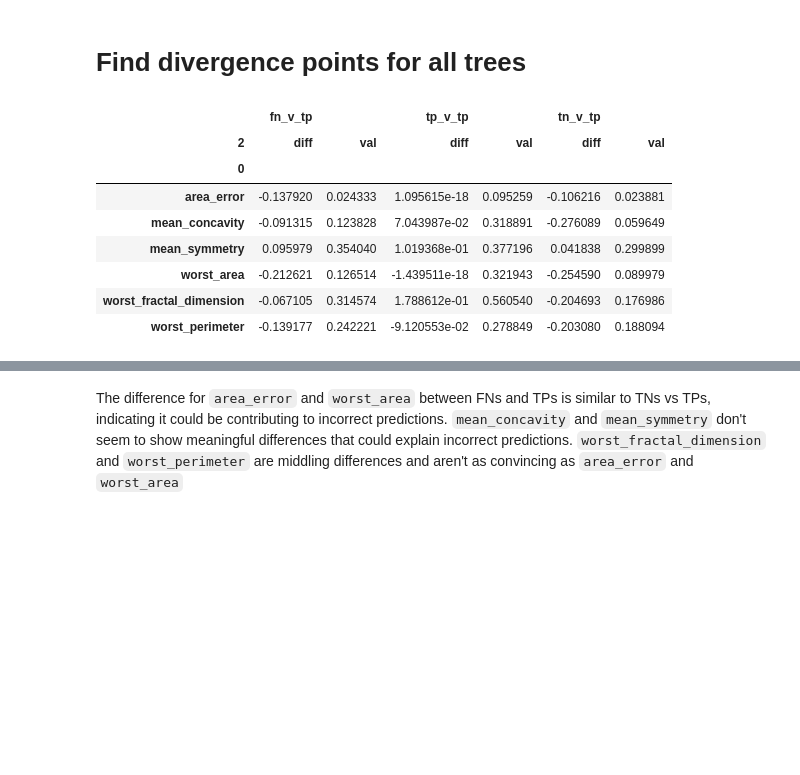
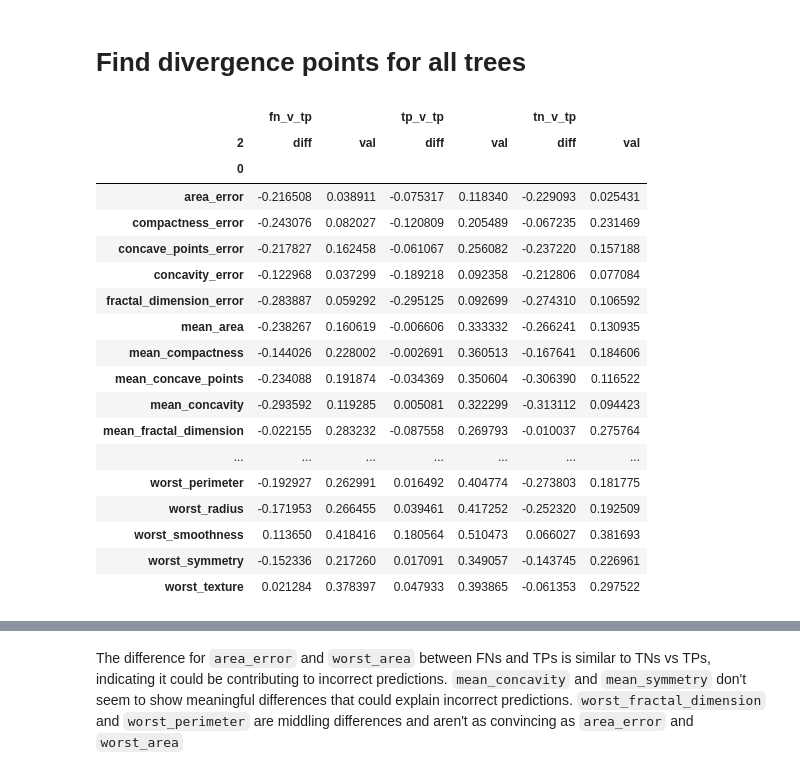
Before and after one commit to raom1/understanding-random-forest-classifiers, a Jupyter notebook: random_forest_classification_errors.ipynb, the cells around one changed output, grey strips where cells are left out. Cells and saved outputs as stored; diff of their text form; code cells hidden in the pictures; blank space fills up the shorter version.

```diff
--- a/random_forest_classification_errors.ipynb
+++ b/random_forest_classification_errors.ipynb
@@ -632,6 +711,10 @@ def find_all_tree_divergence_points(model, test_df):
     divergence_feats_fn = {}
     divergence_feats_tp = {}
     divergence_feats_tn = {}
+
+    all_divergence_feat_fn_diff = {}
+    all_divergence_feat_tp_diff = {}
+    all_divergence_feat_tn_diff = {}
 
     for estimator in model.estimators_:
         tree_dict = construct_tree_dict(estimator)
@@ -669,22 +752,35 @@ def find_all_tree_divergence_points(model, test_df):
 
         divergence_feat_fn_diff = calc_divergence_value_difference(combos_fn)
         for k, v in divergence_feat_fn_diff.items():
-            divergence_feat_fn_diff[k] = np.mean(v)
+            try:
+                all_divergence_feat_fn_diff[k].extend(v)
+            except KeyError:
+                all_divergence_feat_fn_diff[k] = v
 
         divergence_feat_tp_diff = calc_divergence_value_difference(combos_tp)
         for k, v in divergence_feat_tp_diff.items():
-            divergence_feat_tp_diff[k] = np.mean(v)
+            try:
+                all_divergence_feat_tp_diff[k].extend(v)
+            except KeyError:
+                all_divergence_feat_tp_diff[k] = v
 
         divergence_feat_tn_diff = calc_divergence_value_difference(combos_tn)
         for k, v in divergence_feat_tn_diff.items():
-            divergence_feat_tn_diff[k] = np.mean(v)
+            try:
+                all_divergence_feat_tn_diff[k].extend(v)
+            except KeyError:
+                all_divergence_feat_tn_diff[k] = v
 
-    tp_div_df = pd.DataFrame(divergence_feat_tp_diff, index = ["tp"]).T
+    all_divergence_feat_fn_diff = {k: np.mean(v) for k, v in all_divergence_feat_fn_diff.items()}
+    all_divergence_feat_tp_diff = {k: np.mean(v) for k, v in all_divergence_feat_tp_diff.items()}
+    all_divergence_feat_tn_diff = {k: np.mean(v) for k, v in all_divergence_feat_tn_diff.items()}
+
+    tp_div_df = pd.DataFrame(all_divergence_feat_tp_diff, index = ["tp"]).T
 #     print(tp_div_df.index)
-    fn_div_df = pd.DataFrame(divergence_feat_fn_diff, index = ["fn"]).T
+    fn_div_df = pd.DataFrame(all_divergence_feat_fn_diff, index = ["fn"]).T
 #     print(fn_div_df.index)
     compare_tp_div_df = pd.merge(fn_div_df, tp_div_df, how = 'left', left_index = True, right_index = True)
-    tn_div_df = pd.DataFrame(divergence_feat_tn_diff, index = ["tn"]).T
+    tn_div_df = pd.DataFrame(all_divergence_feat_tn_diff, index = ["tn"]).T
     compare_tp_tn_div_df = pd.merge(compare_tp_div_df, tn_div_df, how = 'left', left_index = True, right_index = True)
     return (dict(sorted(divergence_feats_fn.items(), key=lambda x: x[1], reverse=True)),
             dict(sorted(divergence_feats_tp.items(), key=lambda x: x[1], reverse=True)),
@@ -695,20 +791,32 @@ divergence_feats_fn, divergence_feats_tp, divergence_feats_tn, divergence_feat_f
 # %%
 # Clean up the dataframe a little
 
 compare_tp_tn_div_df = compare_tp_tn_div_df.reset_index()
 
 compare_tp_tn_div_df.columns = ['feat', 'fn_v_tp', 'tp_v_tp', 'tn_v_tp']
 
 compare_tp_tn_fn = pd.concat([compare_tp_tn_div_df['feat'].str.rpartition('_')[[0, 2]], compare_tp_tn_div_df[['fn_v_tp', 'tp_v_tp', 'tn_v_tp']]], axis = 1).pivot(0, 2)
 
-compare_tp_tn_fn
+compare_tp_tn_fn.to_csv('csvs/compare_tp_tn_fn.csv')
+
+#compare_tp_tn_fn
 # %% [output]
 |  | fn_v_tp |  | tp_v_tp |  | tn_v_tp |  |
 | 2 | diff | val | diff | val | diff | val |
 | 0 |  |  |  |  |  |  |
-| area_error | -0.137920 | 0.024333 | 1.095615e-18 | 0.095259 | -0.106216 | 0.023881 |
-| mean_concavity | -0.091315 | 0.123828 | 7.043987e-02 | 0.318891 | -0.276089 | 0.059649 |
-| mean_symmetry | 0.095979 | 0.354040 | 1.019368e-01 | 0.377196 | 0.041838 | 0.299899 |
-| worst_area | -0.212621 | 0.126514 | -1.439511e-18 | 0.321943 | -0.254590 | 0.089979 |
-| worst_fractal_dimension | -0.067105 | 0.314574 | 1.788612e-01 | 0.560540 | -0.204693 | 0.176986 |
-| worst_perimeter | -0.139177 | 0.242221 | -9.120553e-02 | 0.278849 | -0.203080 | 0.188094 |
+| area_error | -0.216508 | 0.038911 | -0.075317 | 0.118340 | -0.229093 | 0.025431 |
+| compactness_error | -0.243076 | 0.082027 | -0.120809 | 0.205489 | -0.067235 | 0.231469 |
+| concave_points_error | -0.217827 | 0.162458 | -0.061067 | 0.256082 | -0.237220 | 0.157188 |
+| concavity_error | -0.122968 | 0.037299 | -0.189218 | 0.092358 | -0.212806 | 0.077084 |
+| fractal_dimension_error | -0.283887 | 0.059292 | -0.295125 | 0.092699 | -0.274310 | 0.106592 |
+| mean_area | -0.238267 | 0.160619 | -0.006606 | 0.333332 | -0.266241 | 0.130935 |
+| mean_compactness | -0.144026 | 0.228002 | -0.002691 | 0.360513 | -0.167641 | 0.184606 |
+| mean_concave_points | -0.234088 | 0.191874 | -0.034369 | 0.350604 | -0.306390 | 0.116522 |
+| mean_concavity | -0.293592 | 0.119285 | 0.005081 | 0.322299 | -0.313112 | 0.094423 |
+| mean_fractal_dimension | -0.022155 | 0.283232 | -0.087558 | 0.269793 | -0.010037 | 0.275764 |
+| ... | ... | ... | ... | ... | ... | ... |
+| worst_perimeter | -0.192927 | 0.262991 | 0.016492 | 0.404774 | -0.273803 | 0.181775 |
+| worst_radius | -0.171953 | 0.266455 | 0.039461 | 0.417252 | -0.252320 | 0.192509 |
+| worst_smoothness | 0.113650 | 0.418416 | 0.180564 | 0.510473 | 0.066027 | 0.381693 |
+| worst_symmetry | -0.152336 | 0.217260 | 0.017091 | 0.349057 | -0.143745 | 0.226961 |
+| worst_texture | 0.021284 | 0.378397 | 0.047933 | 0.393865 | -0.061353 | 0.297522 |
```
Also changed, not shown: parts of 27 cells of this notebook, 1 other file.
